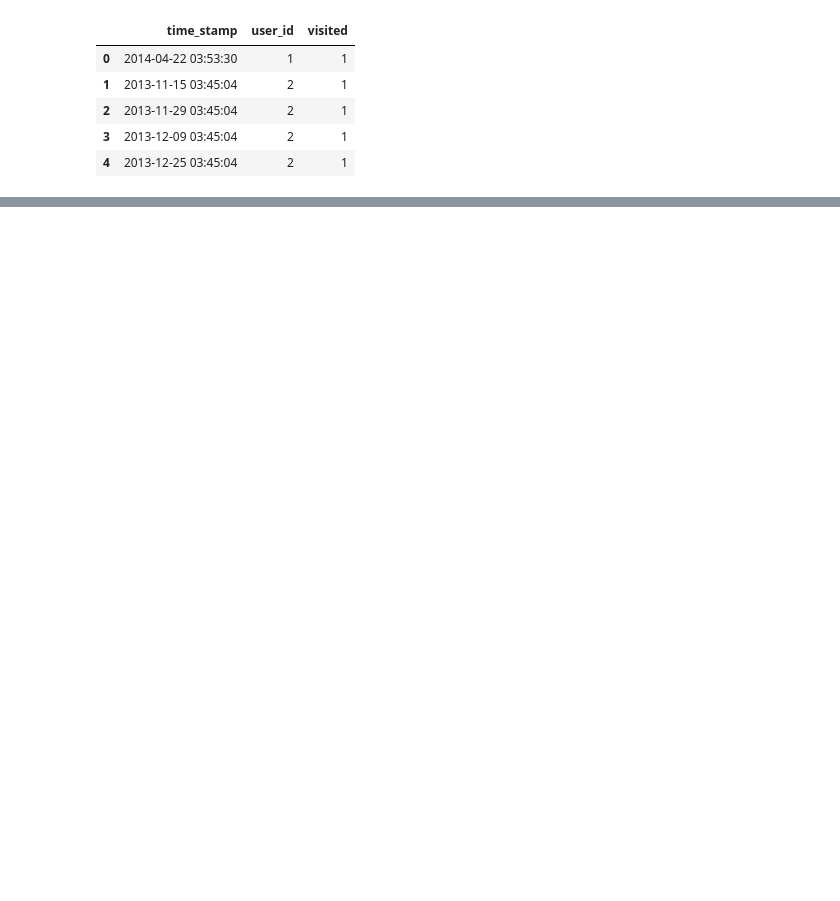
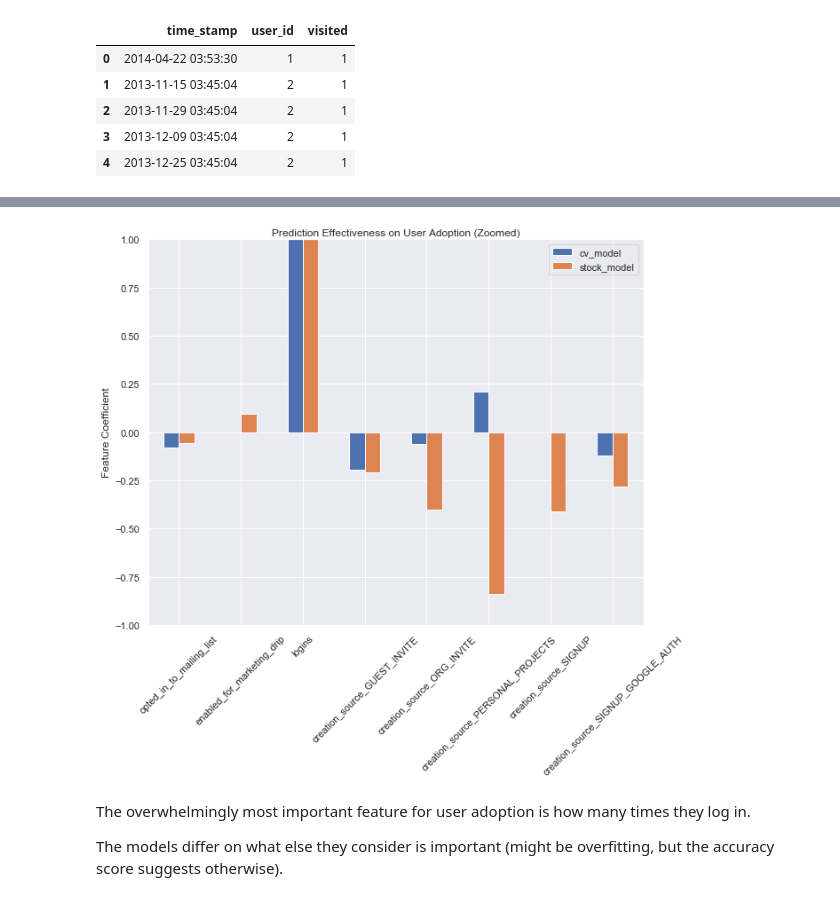
Before and after one commit to salvis2/SpringboardAlvis, a Jupyter notebook: mini_projects/take_home_challenges/relax_inc_challenge/relax_inc_challenge.ipynb, the cells around one changed output, grey strips where cells are left out. Drawn from its saved outputs; the diff is of its cells as text; code cells hidden in the pictures; blank space fills up the shorter version.

```diff
--- a/mini_projects/take_home_challenges/relax_inc_challenge/relax_inc_challenge.ipynb
+++ b/mini_projects/take_home_challenges/relax_inc_challenge/relax_inc_challenge.ipynb
@@ -346,0 +489,12 @@ Put a column for how many logins each user has
+# %%
+plt.rcParams["figure.figsize"] = (10, 8)
+_ = lr_coefs_df.plot.bar(rot=45)
+_ = plt.ylabel('Feature Coefficient')
+_ = plt.title('Prediction Effectiveness on User Adoption (Zoomed)')
+_ = plt.ylim([-1, 1])
+# %% [output]
+[figure, added]
+# %% [markdown]
+The overwhelmingly most important feature for user adoption is how many times they log in.
+
+The models differ on what else they consider is important (might be overfitting, but the accuracy score suggests otherwise).
```
Also changed, not shown: parts of 28 cells of this notebook.
